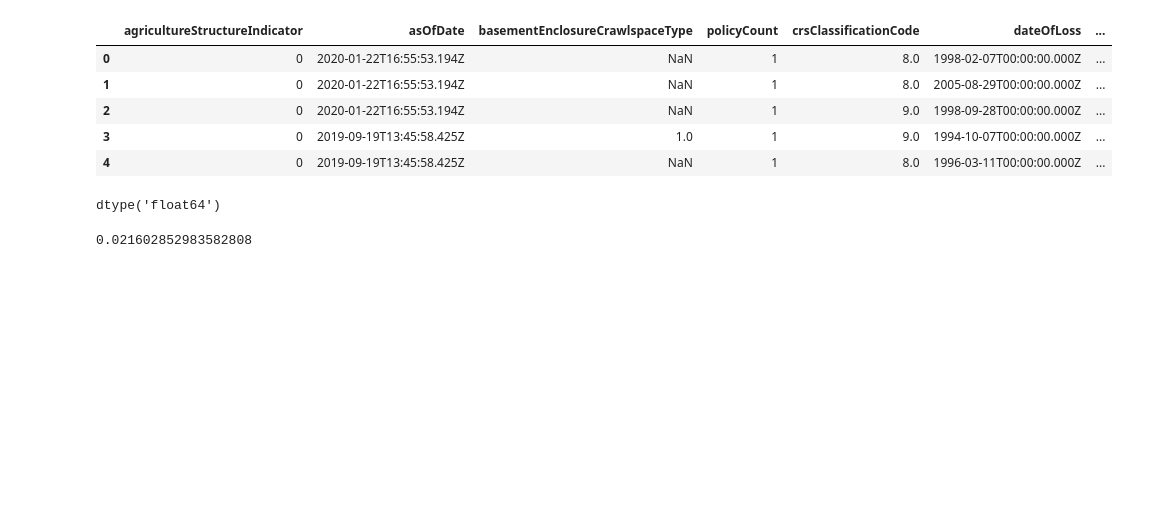
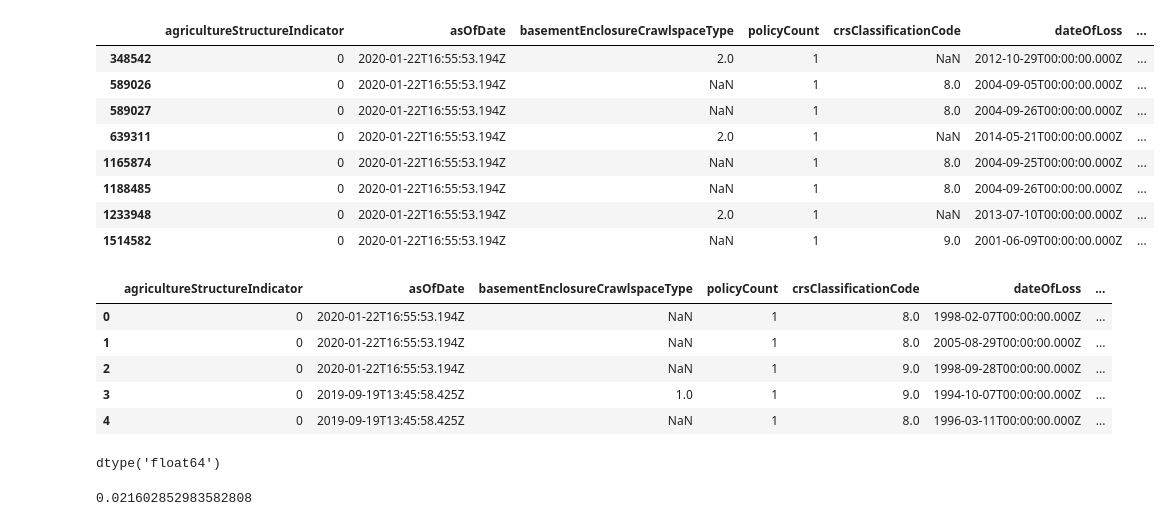
Before and after one commit to LayanKaushik/FloodClaimGeospatialImprovements, a Jupyter notebook: Code/Geographic_unit_code.ipynb, the cells around one changed output. Drawn from its saved outputs; the diff is of its cells as text; code cells hidden in the pictures; blank space fills up the shorter version.

```diff
--- a/Code/Geographic_unit_code.ipynb
+++ b/Code/Geographic_unit_code.ipynb
@@ -31,6 +31,27 @@ import shapely
 # https://github.com/arilamstein/choroplethrZip
 # %%
 df = pd.read_parquet("C:/Users/Asus/Box/Flood Damage PredictionProject/Dataset/FimaNfipClaims.parquet.gzip")
+# %%
+df_copy = df.copy()
+df_copy['censusBlockGroupFips'] = df_copy['censusBlockGroupFips'].fillna(0)
+df_copy['censusBlockGroupFips'] = [str(int(float(i))) for i in df_copy['censusBlockGroupFips']]
+df_copy['censusBlockGroupFips'] = [censusBG.zfill(12) for censusBG in df_copy['censusBlockGroupFips']]
+# %%
+list_BG = ['420034961020', '360594169000', '390230000000', '120853819005', '482013428000']
+# %%
+test = df_copy[df_copy['censusBlockGroupFips'].isin(list_BG)]
+# %%
+test
+# %% [output]
+|  | agricultureStructureIndicator | asOfDate | basementEnclosureCrawlspaceType | policyCount | crsClassificationCode | dateOfLoss | ... |
+| 348542 | 0 | 2020-01-22T16:55:53.194Z | 2.0 | 1 | NaN | 2012-10-29T00:00:00.000Z | ... |
+| 589026 | 0 | 2020-01-22T16:55:53.194Z | NaN | 1 | 8.0 | 2004-09-05T00:00:00.000Z | ... |
+| 589027 | 0 | 2020-01-22T16:55:53.194Z | NaN | 1 | 8.0 | 2004-09-26T00:00:00.000Z | ... |
+| 639311 | 0 | 2020-01-22T16:55:53.194Z | 2.0 | 1 | NaN | 2014-05-21T00:00:00.000Z | ... |
+| 1165874 | 0 | 2020-01-22T16:55:53.194Z | NaN | 1 | 8.0 | 2004-09-25T00:00:00.000Z | ... |
+| 1188485 | 0 | 2020-01-22T16:55:53.194Z | NaN | 1 | 8.0 | 2004-09-26T00:00:00.000Z | ... |
+| 1233948 | 0 | 2020-01-22T16:55:53.194Z | 2.0 | 1 | NaN | 2013-07-10T00:00:00.000Z | ... |
+| 1514582 | 0 | 2020-01-22T16:55:53.194Z | NaN | 1 | 9.0 | 2001-06-09T00:00:00.000Z | ... |
 # %%
 df.head()
 # %% [output]
```
Also changed, not shown: parts of 6 cells of this notebook, 2 other files.
